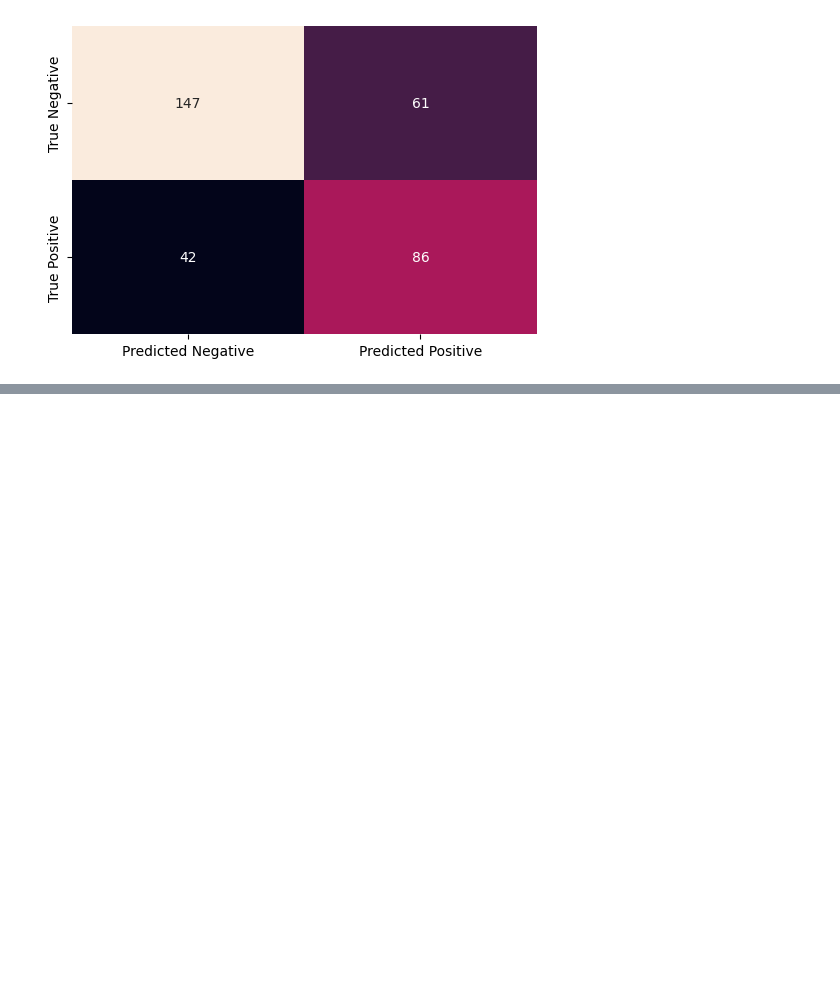
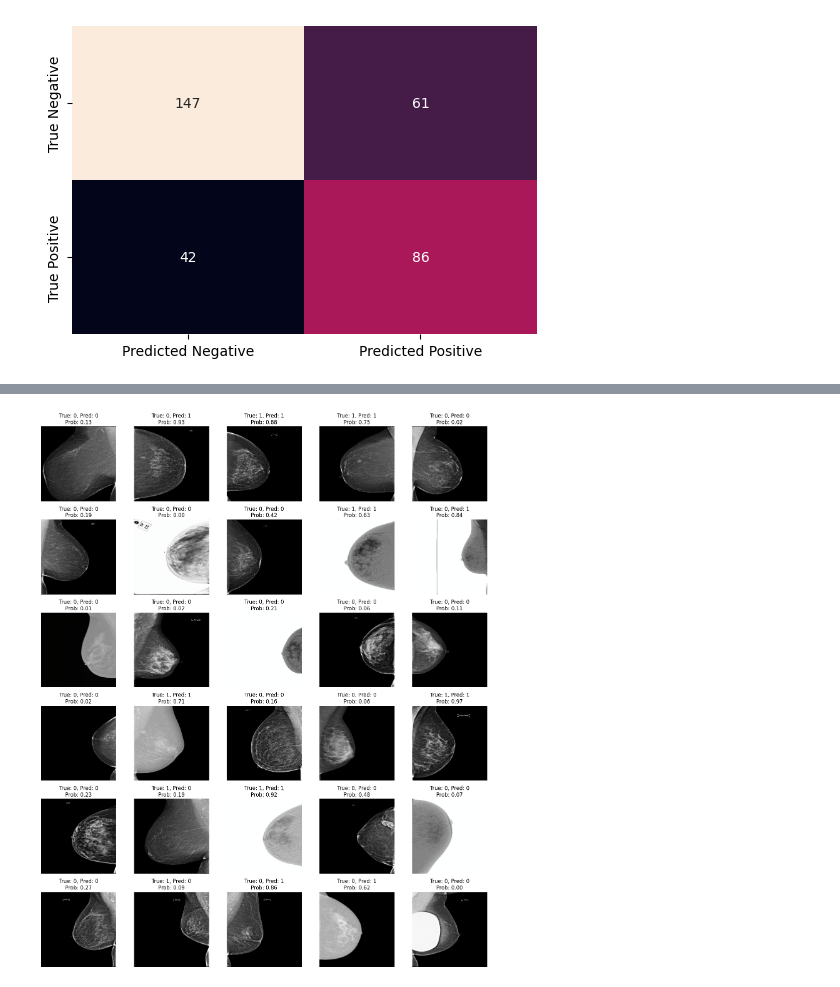
Before and after one commit to VictoorV/Breast_cancer, a Jupyter notebook: Projet_cancer_du_sein.ipynb, the cells around one changed output, grey strips where cells are left out. Cells and saved outputs as stored; diff of their text form; code cells hidden in the pictures; blank space fills up the shorter version.

```diff
--- a/Projet_cancer_du_sein.ipynb
+++ b/Projet_cancer_du_sein.ipynb
@@ -401,6 +404,6 @@ plt.show()
 # %% [output]
 [figure]
 # %%
-#model.load_state_dict(torch.load('30_ResNet.pth'))
+model.load_state_dict(torch.load('20_ConvNeXt.pth'))
 # %% [output]
 <All keys matched successfully>
@@ -406,0 +428,5 @@ plt.show()
+# %%
+weights = torch.load("./selected_weights.pth")
+# %%
+model.features[-1].load_state_dict(weights["features_last_layer"])
+model.classifier.load_state_dict(weights["classifier"])
@@ -410,17 +440,22 @@ label_true = []
 label_pred = []
 probas_list_class_1 = []
 
+images_list = []  # Pour stocker les images à afficher
+torch.manual_seed(2024)
+
 model.eval()
 with torch.no_grad():
     for images, labels in test_loader:
         images, labels = images.to(device), labels.to(device)
         outputs = model(images)
-        _, pred_lab = torch.max(outputs, dim = 1)
+        _, pred_lab = torch.max(outputs, dim=1)
         probas_class_1 = torch.softmax(outputs, dim=1)[:, 1].cpu().numpy()
 
         probas_list_class_1.extend(probas_class_1)
         label_true.extend(labels.cpu().numpy())
         label_pred.extend(pred_lab.cpu().numpy())
+
+        images_list.extend(images.cpu().numpy())
 # %%
 print(classification_report(label_true, label_pred))
 # %% [output]
@@ -464,0 +482,64 @@ files.download('selected_weights.pth')
+# %%
+import numpy as np
+
+def denormalize(tensor, mean, std):
+    """
+    Inverse la normalisation des images.
+    Attend un tenseur au format (C, H, W).
+    """
+    mean = np.array(mean).reshape(3, 1, 1)  # Reshape pour correspondre à (C, 1, 1)
+    std = np.array(std).reshape(3, 1, 1)    # Reshape pour correspondre à (C, 1, 1)
+    tensor = std * tensor + mean            # Dénormalisation
+
+    tensor = tensor.transpose((1, 2, 0))    # Retour au format (H, W, C) pour Matplotlib
+    return np.clip(tensor, 0, 1)
+
+def show_images_with_predictions(images_list, labels_true, labels_pred, probas, mean, std, num_images=30):
+    """
+    Affiche des images avec les étiquettes vraies, les prédictions et les probabilités.
+
+    Args:
+    - images_list: Liste des images au format (C, H, W).
+    - labels_true: Liste des étiquettes vraies.
+    - labels_pred: Liste des étiquettes prédites.
+    - probas: Liste des probabilités pour la classe 1.
+    - mean: Moyenne utilisée pour la normalisation des images.
+    - std: Écart-type utilisé pour la normalisation des images.
+    - num_images: Nombre d'images à afficher (par défaut 30).
+    """
+    num_images = min(num_images, len(images_list))  # Limiter à la taille de la liste
+    rows = (num_images + 4) // 5  # Nombre de lignes (5 images par ligne)
+    fig, axes = plt.subplots(rows, 5, figsize=(15, 3 * rows))
+
+    for i in range(num_images):
+        img = images_list[i]
+        true_label = labels_true[i]
+        pred_label = labels_pred[i]
+        proba = probas[i]
+
+        # Dénormaliser l'image
+        denormalized_img = denormalize(img, mean, std)
+
+        ax = axes[i // 5, i % 5] if rows > 1 else axes[i % 5]  # Accès à l'axe correspondant
+        ax.imshow(denormalized_img)
+        ax.axis('off')
+        ax.set_title(f"True: {true_label}, Pred: {pred_label}\nProb: {proba:.2f}")
+
+    # Supprimer les axes inutilisés
+    for j in range(num_images, rows * 5):
+        ax = axes[j // 5, j % 5] if rows > 1 else axes[j % 5]
+        ax.axis('off')
+
+    plt.tight_layout()
+    plt.show()
+
+show_images_with_predictions(
+    images_list=images_list[:30],
+    labels_true=label_true[:30],
+    labels_pred=label_pred[:30],
+    probas=probas_list_class_1[:30],
+    mean=[0.485, 0.456, 0.406],
+    std=[0.229, 0.224, 0.225],
+    num_images=30)
+# %% [output]
+[figure, added]
```
Also changed, not shown: parts of 9 cells of this notebook.
